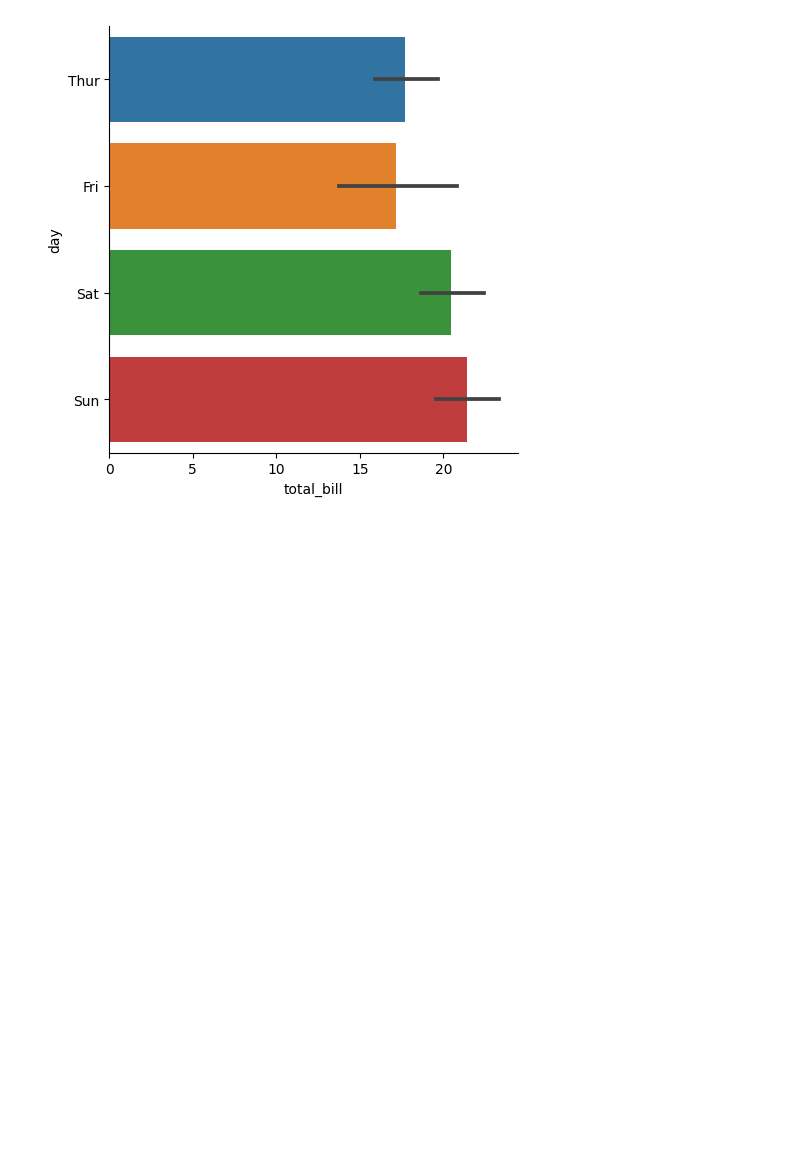
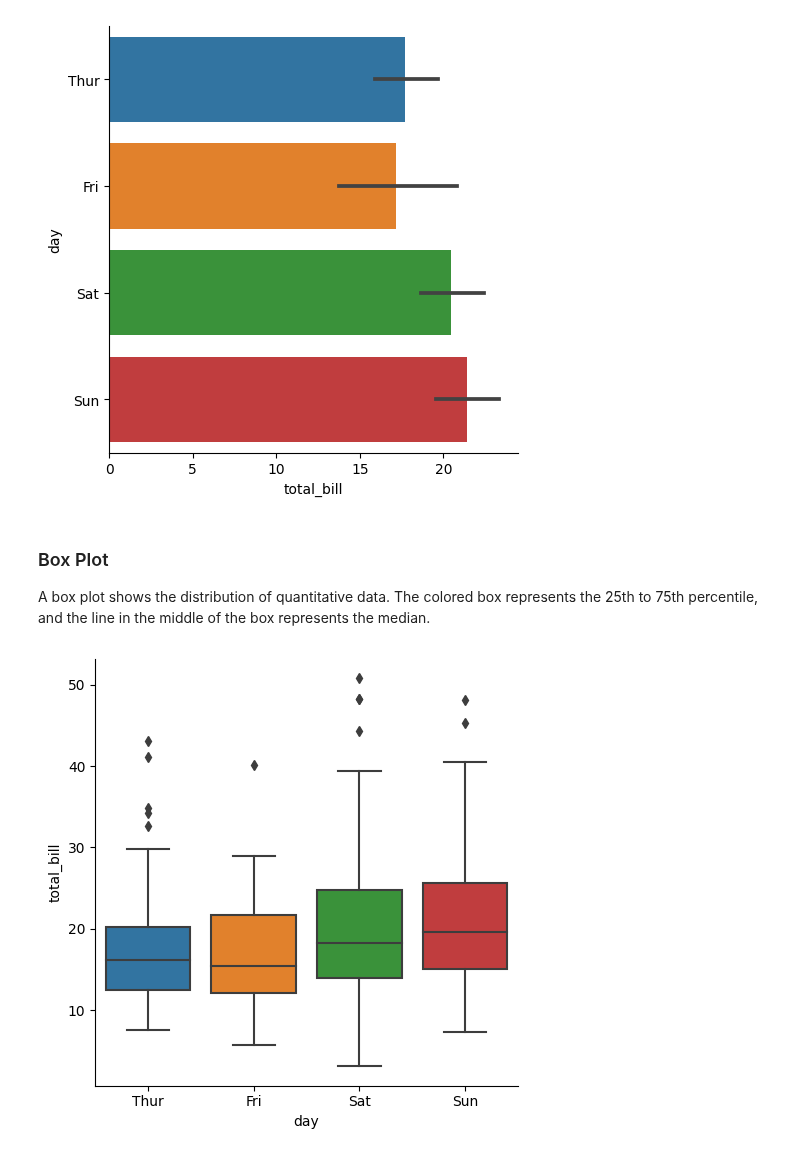
Before and after one commit to SyedaAnoosha/Data-Science-with-Python, a Jupyter notebook: Data Visualization Python/Seaborn/Plots_types.ipynb, the cells around one changed output. Cells and saved outputs as stored; diff of their text form; code cells hidden in the pictures; blank space fills up the shorter version.

Commit message:
box plot created

```diff
--- a/Data Visualization Python/Seaborn/Plots_types.ipynb
+++ b/Data Visualization Python/Seaborn/Plots_types.ipynb
@@ -162,3 +162,11 @@ sns.catplot(x="total_bill", y="day", data=tips, kind="bar")
 plt.show()
 # %% [output]
 [figure]
+# %% [markdown]
+### Box Plot
+A box plot shows the distribution of quantitative data. The colored box represents the 25th to 75th percentile, and the line in the middle of the box represents the median.
+# %%
+sns.catplot(x="day", y="total_bill", data=tips, kind="box")
+plt.show()
+# %% [output]
+[figure, added]
```
Also changed, not shown: parts of 2 cells of this notebook.
